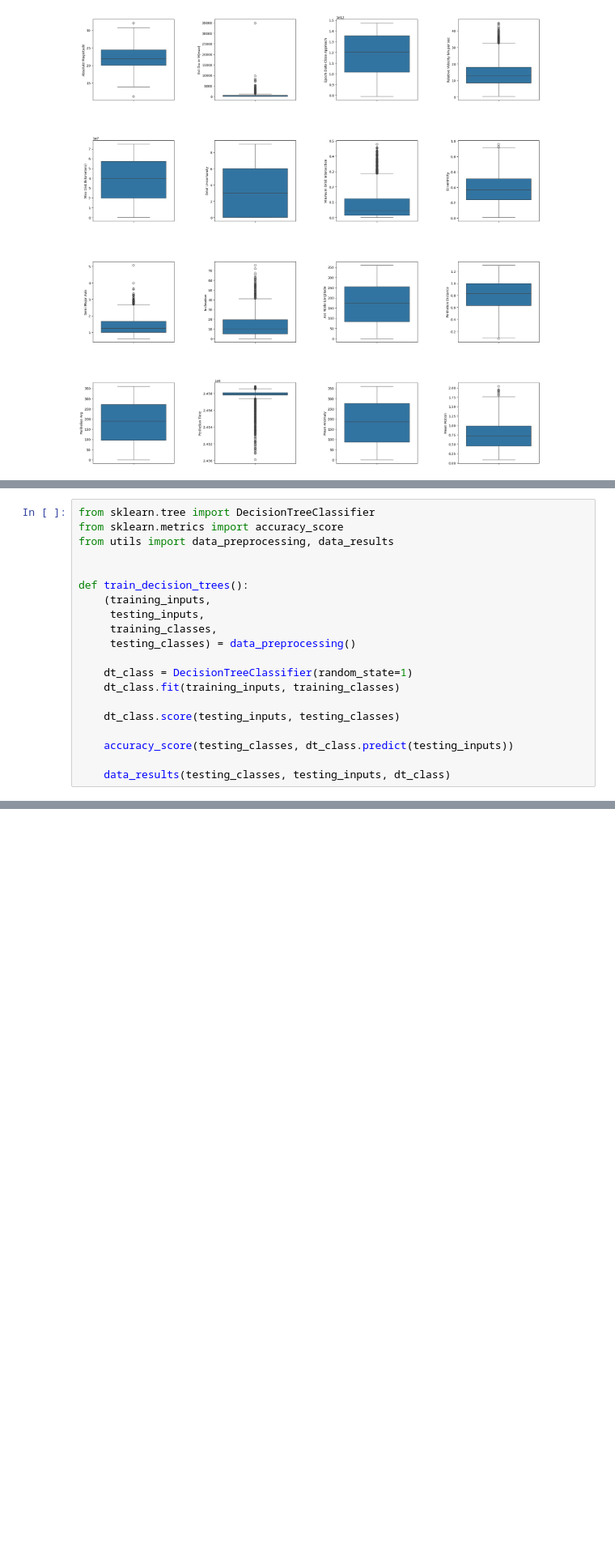
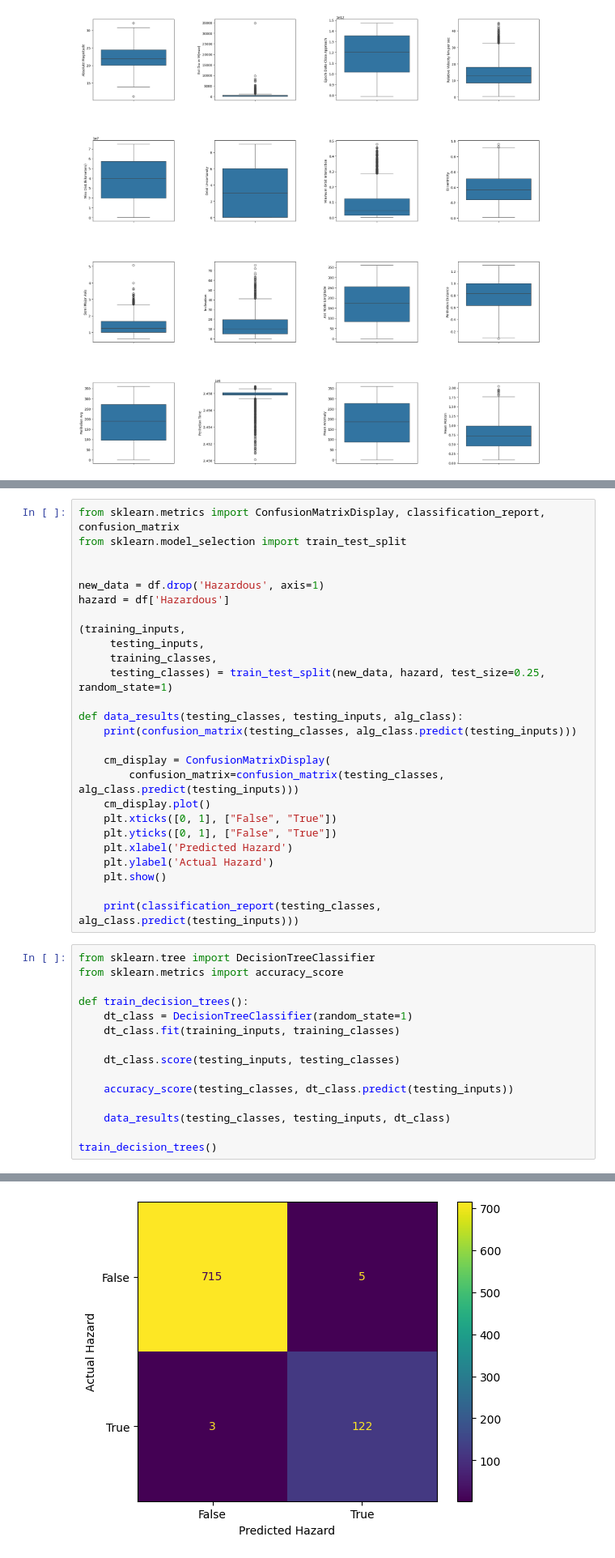
Before and after one commit to sirkotal/nasa-asteroid-classification, a Jupyter notebook: notebook.ipynb, the cells around one changed output, grey strips where cells are left out. Shown at 81% size. Cells and saved outputs as stored; diff of their text form; blank space fills up the shorter version.

```diff
--- a/notebook.ipynb
+++ b/notebook.ipynb
@@ -231,15 +236,34 @@ df.describe()
+# %%
+from sklearn.metrics import ConfusionMatrixDisplay, classification_report, confusion_matrix
+from sklearn.model_selection import train_test_split
+
+
+new_data = df.drop('Hazardous', axis=1)
+hazard = df['Hazardous']
+
+(training_inputs,
+     testing_inputs,
+     training_classes,
+     testing_classes) = train_test_split(new_data, hazard, test_size=0.25, random_state=1)
+
+def data_results(testing_classes, testing_inputs, alg_class):
+    print(confusion_matrix(testing_classes, alg_class.predict(testing_inputs)))
+
+    cm_display = ConfusionMatrixDisplay(
+        confusion_matrix=confusion_matrix(testing_classes, alg_class.predict(testing_inputs)))
+    cm_display.plot()
+    plt.xticks([0, 1], ["False", "True"])
+    plt.yticks([0, 1], ["False", "True"])
+    plt.xlabel('Predicted Hazard')
+    plt.ylabel('Actual Hazard')
+    plt.show()
+
+    print(classification_report(testing_classes, alg_class.predict(testing_inputs)))
 # %%
 from sklearn.tree import DecisionTreeClassifier
 from sklearn.metrics import accuracy_score
-from utils import data_preprocessing, data_results
-
 
 def train_decision_trees():
-    (training_inputs,
-     testing_inputs,
-     training_classes,
-     testing_classes) = data_preprocessing()
-
     dt_class = DecisionTreeClassifier(random_state=1)
     dt_class.fit(training_inputs, training_classes)
 
@@ -248,4 +272,6 @@ def train_decision_trees():
     accuracy_score(testing_classes, dt_class.predict(testing_inputs))
 
     data_results(testing_classes, testing_inputs, dt_class)
+
+train_decision_trees()
 # %% [output]
@@ -252,0 +280 @@ Error:
+[figure, added]
```
Also changed, not shown: parts of 11 cells of this notebook.
